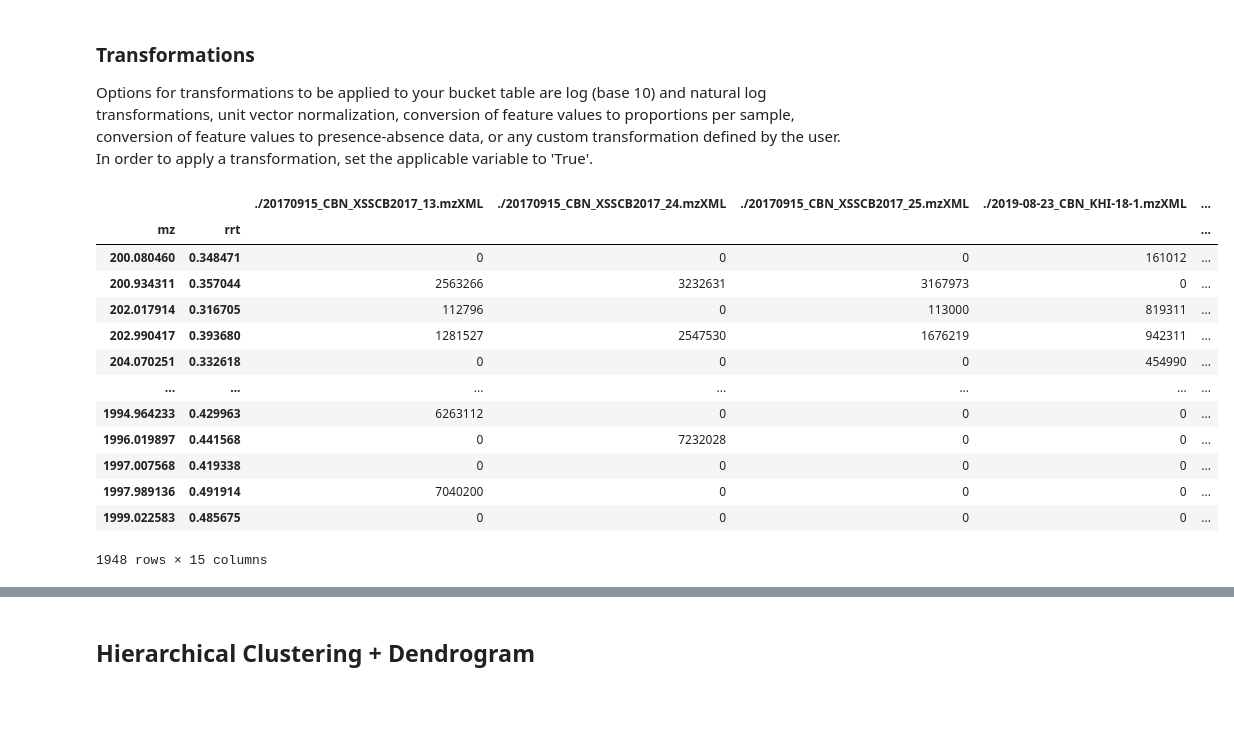
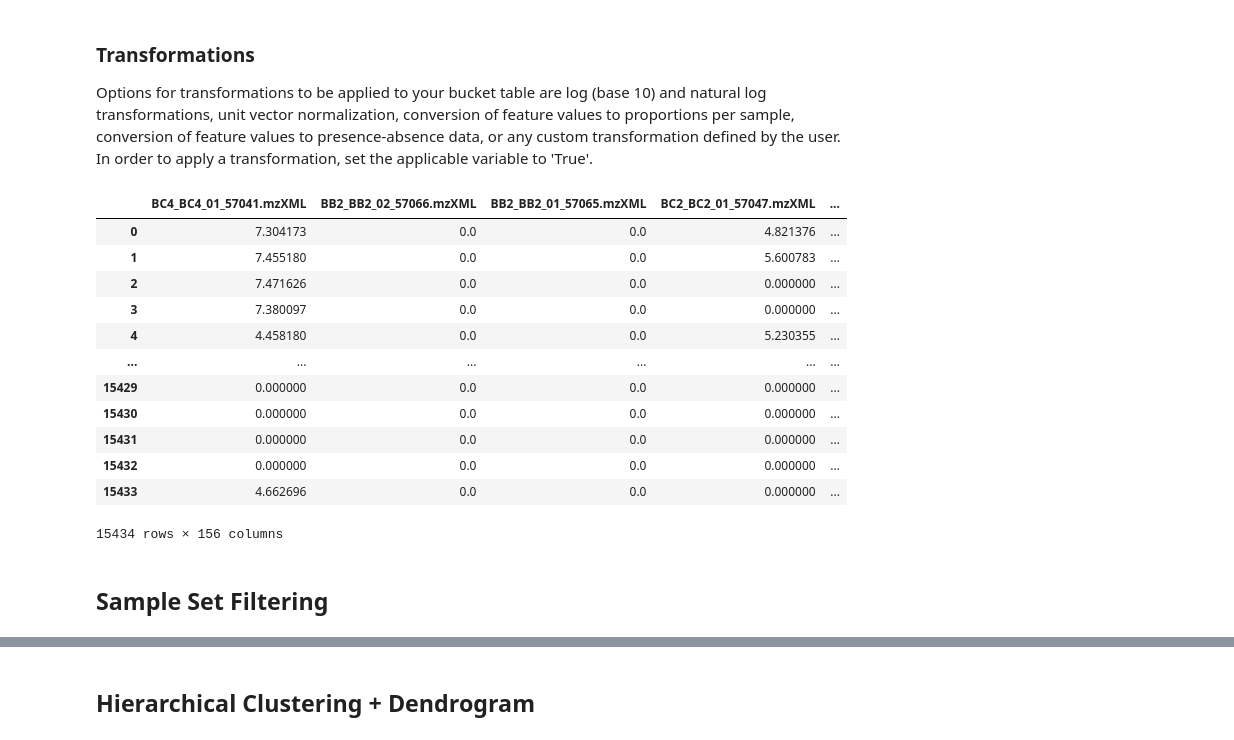
Before and after one commit to c-leber/ORCA, a Jupyter notebook: ORCA.ipynb, the cells around one changed output, grey strips where cells are left out. Saved outputs shown, nothing was run; the diff lists cells and outputs as text; code cells hidden in the pictures; blank space fills up the shorter version.

```diff
--- a/ORCA.ipynb
+++ b/ORCA.ipynb
@@ -383,9 +301,12 @@ Note: All of the following code is setup to work on a bucket table that is arran
 
 **If you used the MS1 Feature Processing to generate a bucket table above, you can skip the following cell.**
 # %%
-buckettable_path = './laulauamide_buckettable_currentgnps.tsv'
-drop_columns = ['#OTU ID']
+buckettable_path = '../../MZmine-2.53-Windows/Mb_MS_0_quant.csv'
+drop_columns = ['Unnamed: 159', 'row ID', 'row m/z', 'row retention time']
+col_ref = True
 drop_rows = []
+row_ref = False
+sample_name_trim = ' Peak area'
 
 transpose_buckettable = False
 
@@ -399,13 +320,19 @@ else:
     print('Format invalid. File must be csv or tsv.')
 
 if len(drop_columns) > 0:
+    if col_ref == True:
+        col_ref_df = bt[drop_columns]
     bt.drop(drop_columns, axis = 1, inplace=True)
 
 if len(drop_rows) > 0:
+    if row_ref == True:
+        row_ref_df = bt.iloc[drop_rows]
     bt.drop(drop_rows, axis = 0, inplace=True)
 
 if transpose_buckettable == True:
     bt = bt.T
 
+bt.columns = bt.columns.str.replace(sample_name_trim, '')
+
 df_updated = bt.copy(deep=True)
 df_updated
@@ -435,7 +393,7 @@ def custom_transform(df_transformed):
 Options for transformations to be applied to your bucket table are log (base 10) and natural log transformations, unit vector normalization, conversion of feature values to proportions per sample, conversion of feature values to presence-absence data, or any custom transformation defined by the user. In order to apply a transformation, set the applicable variable to 'True'.
 # %%
 # Apply transformations
-log_10_transform = False
+log_10_transform = True
 log_natural_transform = False
 
 unit_vector_normalization = False
@@ -454,44 +412,45 @@ if log_10_transform == True and log_natural_transform == True:
 
 #log (base 10) transform integrals
 if log_10_transform == True and flag_transf == 0:
     df_transformed[df_transformed < 100] = 1
     df_transformed = np.log10(df_transformed)
 
 #log (natural) transform integrals
 if log_natural_transform == True and flag_transf == 0:
     df_transformed[df_transformed < 100] = 1
     df_transformed = np.log10(df_transformed)
 
 # Unit vector normalization
 if unit_vector_normalization == True:
     df_transformed = df_transformed/(df_transformed**2).sum()**0.5
 
 # Change integrals to proportions
 if transform_to_proportions == True:
     df_transformed = df_transformed/df_transformed.sum()
 
 # Change presence-absence (1-0) data
 if presence_absence == True:
     df_transformed[df_transformed > 0] = 1
 
 
 #Applies custom transform
 if custom_transform == True:
     df_transformed = custom(df_transformed)
 
 df_transformed
 # %% [output]
-|  |  | ./20170915_CBN_XSSCB2017_13.mzXML | ./20170915_CBN_XSSCB2017_24.mzXML | ./20170915_CBN_XSSCB2017_25.mzXML | ./2019-08-23_CBN_KHI-18-1.mzXML | ... |
-| mz | rrt |  |  |  |  | ... |
-| 200.080460 | 0.348471 | 0 | 0 | 0 | 161012 | ... |
-| 200.934311 | 0.357044 | 2563266 | 3232631 | 3167973 | 0 | ... |
-| 202.017914 | 0.316705 | 112796 | 0 | 113000 | 819311 | ... |
-| 202.990417 | 0.393680 | 1281527 | 2547530 | 1676219 | 942311 | ... |
-| 204.070251 | 0.332618 | 0 | 0 | 0 | 454990 | ... |
-| ... | ... | ... | ... | ... | ... | ... |
-| 1994.964233 | 0.429963 | 6263112 | 0 | 0 | 0 | ... |
-| 1996.019897 | 0.441568 | 0 | 7232028 | 0 | 0 | ... |
-| 1997.007568 | 0.419338 | 0 | 0 | 0 | 0 | ... |
-| 1997.989136 | 0.491914 | 7040200 | 0 | 0 | 0 | ... |
-| 1999.022583 | 0.485675 | 0 | 0 | 0 | 0 | ... |
+|  | BC4_BC4_01_57041.mzXML | BB2_BB2_02_57066.mzXML | BB2_BB2_01_57065.mzXML | BC2_BC2_01_57047.mzXML | ... |
+| 0 | 7.304173 | 0.0 | 0.0 | 4.821376 | ... |
+| 1 | 7.455180 | 0.0 | 0.0 | 5.600783 | ... |
+| 2 | 7.471626 | 0.0 | 0.0 | 0.000000 | ... |
+| 3 | 7.380097 | 0.0 | 0.0 | 0.000000 | ... |
+| 4 | 4.458180 | 0.0 | 0.0 | 5.230355 | ... |
+| ... | ... | ... | ... | ... | ... |
+| 15429 | 0.000000 | 0.0 | 0.0 | 0.000000 | ... |
+| 15430 | 0.000000 | 0.0 | 0.0 | 0.000000 | ... |
+| 15431 | 0.000000 | 0.0 | 0.0 | 0.000000 | ... |
+| 15432 | 0.000000 | 0.0 | 0.0 | 0.000000 | ... |
+| 15433 | 4.662696 | 0.0 | 0.0 | 0.000000 | ... |
-1948 rows × 15 columns
+15434 rows × 156 columns
+# %% [markdown]
+## Sample Set Filtering
```
Also changed, not shown: parts of 50 cells of this notebook.
